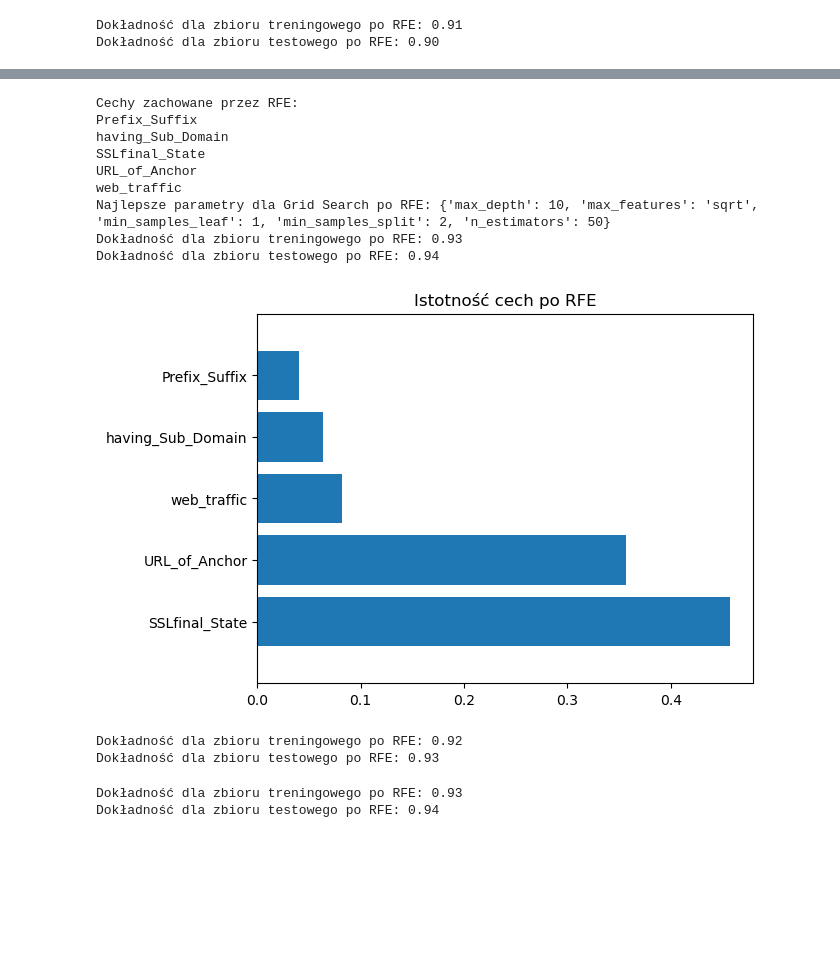
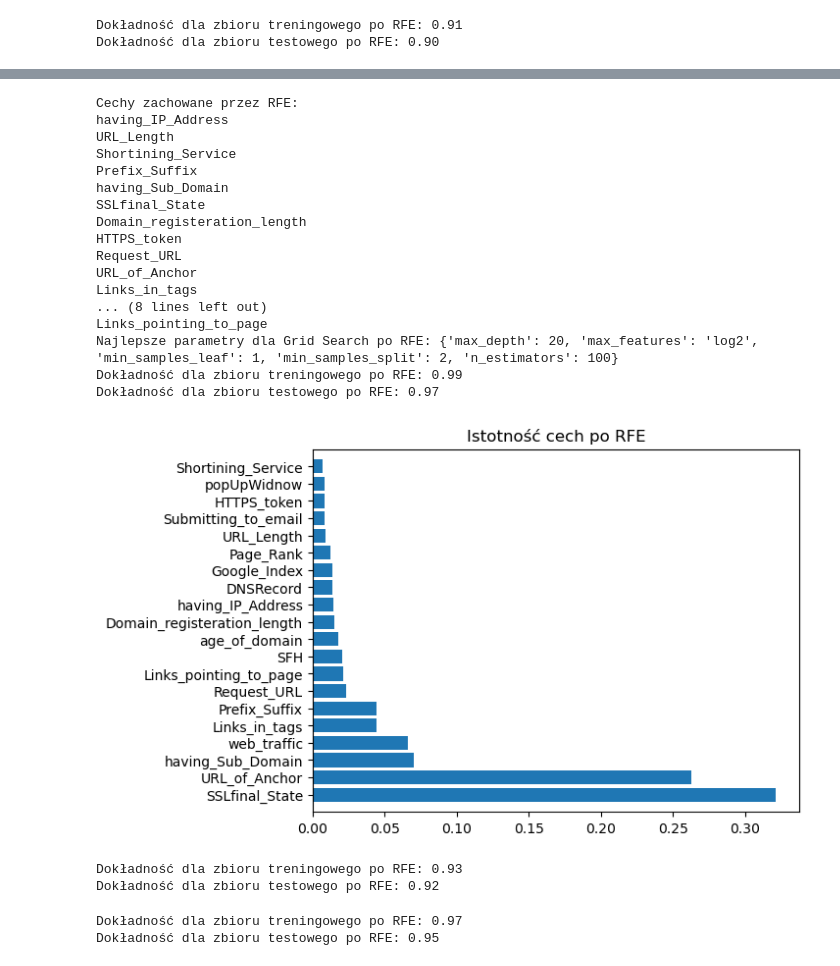
Before and after one commit to maddymmt/WebPhishing, a Jupyter notebook: WebPhishing/Web_Phishing2.ipynb, the cells around one changed output, grey strips where cells are left out. Drawn from its saved outputs; the diff is of its cells as text; code cells hidden in the pictures; blank space fills up the shorter version.

```diff
--- a/WebPhishing/Web_Phishing2.ipynb
+++ b/WebPhishing/Web_Phishing2.ipynb
@@ -157,7 +155,7 @@ Dokładność dla zbioru testowego: 0.97
 # Decision Tree Grid Search Istotność cech po usunieciu cech ktore nie maja duzego znaczenia
 
 # Tworzenie obiektu RFE
-rfe = RFE(tree, n_features_to_select=5)
+rfe = RFE(tree, n_features_to_select=20)
 rfe.fit(X_train, y_train)
 
 # Pobranie nazw cech
@@ -314,7 +320,7 @@ Dokładność dla zbioru testowego: 0.98
 # Random Forest Grid Search Istotność cech po usunieciu nie istotyncyn cech
 
 # Tworzenie obiektu RFE
-rfe = RFE(forest, n_features_to_select=5)
+rfe = RFE(forest, n_features_to_select=20)
 rfe.fit(X_train, y_train)
 
 # Pobranie nazw cech
@@ -352,38 +358,46 @@ print('Najlepsze parametry dla Grid Search po RFE:', grid_search.best_params_)
 # Tworzenie i trenowanie modelu na nowym zbiorze danych
 forest_rfe = RandomForestClassifier(**best_params)
 forest_rfe.fit(X_train_rfe, y_train)
 
 # Obliczanie dokładności dla zbioru treningowego
 forest_rfe_train_acc = accuracy_score(y_train, forest_rfe.predict(X_train_rfe))
 print("Dokładność dla zbioru treningowego po RFE: {:.2f}".format(forest_rfe_train_acc))
 
 # Obliczanie dokładności dla zbioru testowego
 forest_rfe_test_acc_grid = accuracy_score(y_test, forest_rfe.predict(X_test_rfe))
 print("Dokładność dla zbioru testowego po RFE: {:.2f}".format(forest_rfe_test_acc_grid))
 
 # Pobieranie istotności cech
 importances = forest_rfe.feature_importances_
 
 # sortowanie cech według ich istotności
 indices = np.argsort(importances)[::-1]
 
 # tworzenie wykresu
 plt.title("Istotność cech po RFE")
 plt.barh(range(X_train_rfe.shape[1]), importances[indices])
 plt.yticks(range(X_train_rfe.shape[1]), X_train_rfe.columns[indices], fontsize=10)
 plt.ylim([-1, X_train_rfe.shape[1]])
 plt.show()
 # %% [output]
 Cechy zachowane przez RFE:
+having_IP_Address
+URL_Length
+Shortining_Service
 Prefix_Suffix
 having_Sub_Domain
 SSLfinal_State
+Domain_registeration_length
+HTTPS_token
+Request_URL
 URL_of_Anchor
-web_traffic
-Najlepsze parametry dla Grid Search po RFE: {'max_depth': 10, 'max_features': 'sqrt', 'min_samples_leaf': 1, 'min_samples_split': 2, 'n_estimators': 50}
-Dokładność dla zbioru treningowego po RFE: 0.93
-Dokładność dla zbioru testowego po RFE: 0.94
+Links_in_tags
+... (8 lines left out)
+Links_pointing_to_page
+Najlepsze parametry dla Grid Search po RFE: {'max_depth': 20, 'max_features': 'log2', 'min_samples_leaf': 1, 'min_samples_split': 2, 'n_estimators': 100}
+Dokładność dla zbioru treningowego po RFE: 0.99
+Dokładność dla zbioru testowego po RFE: 0.97
-[figure, old version]
+[figure, new version]
 # %%
 # Random Forest random params po usunieciu nie istotnych cech
 
@@ -399,8 +413,8 @@ print("Dokładność dla zbioru treningowego po RFE: {:.2f}".format(forest_rfe_t
 forest_rfe_test_acc_random_1 = accuracy_score(y_test, forest_rfe.predict(X_test_rfe))
 print("Dokładność dla zbioru testowego po RFE: {:.2f}".format(forest_rfe_test_acc_random_1))
 # %% [output]
-Dokładność dla zbioru treningowego po RFE: 0.92
-Dokładność dla zbioru testowego po RFE: 0.93
+Dokładność dla zbioru treningowego po RFE: 0.93
+Dokładność dla zbioru testowego po RFE: 0.92
 # %%
 # Random Forest random params po usunieciu nie istotnych cech
 
@@ -416,8 +430,8 @@ print("Dokładność dla zbioru treningowego po RFE: {:.2f}".format(forest_rfe_t
 forest_rfe_test_acc_random_2 = accuracy_score(y_test, forest_rfe.predict(X_test_rfe))
 print("Dokładność dla zbioru testowego po RFE: {:.2f}".format(forest_rfe_test_acc_random_2))
 # %% [output]
-Dokładność dla zbioru treningowego po RFE: 0.93
-Dokładność dla zbioru testowego po RFE: 0.94
+Dokładność dla zbioru treningowego po RFE: 0.97
+Dokładność dla zbioru testowego po RFE: 0.95
 # %%
 #XGBoost
 
```
Also changed, not shown: parts of 12 cells of this notebook.
